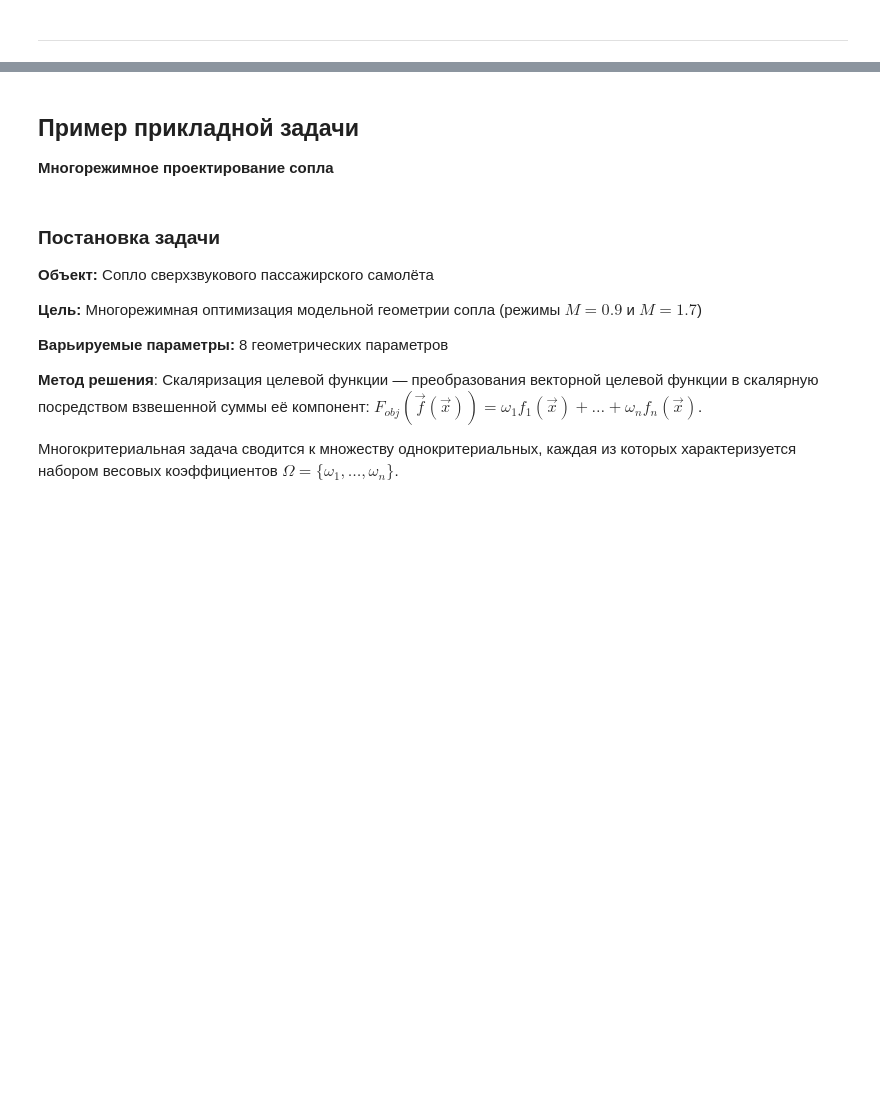
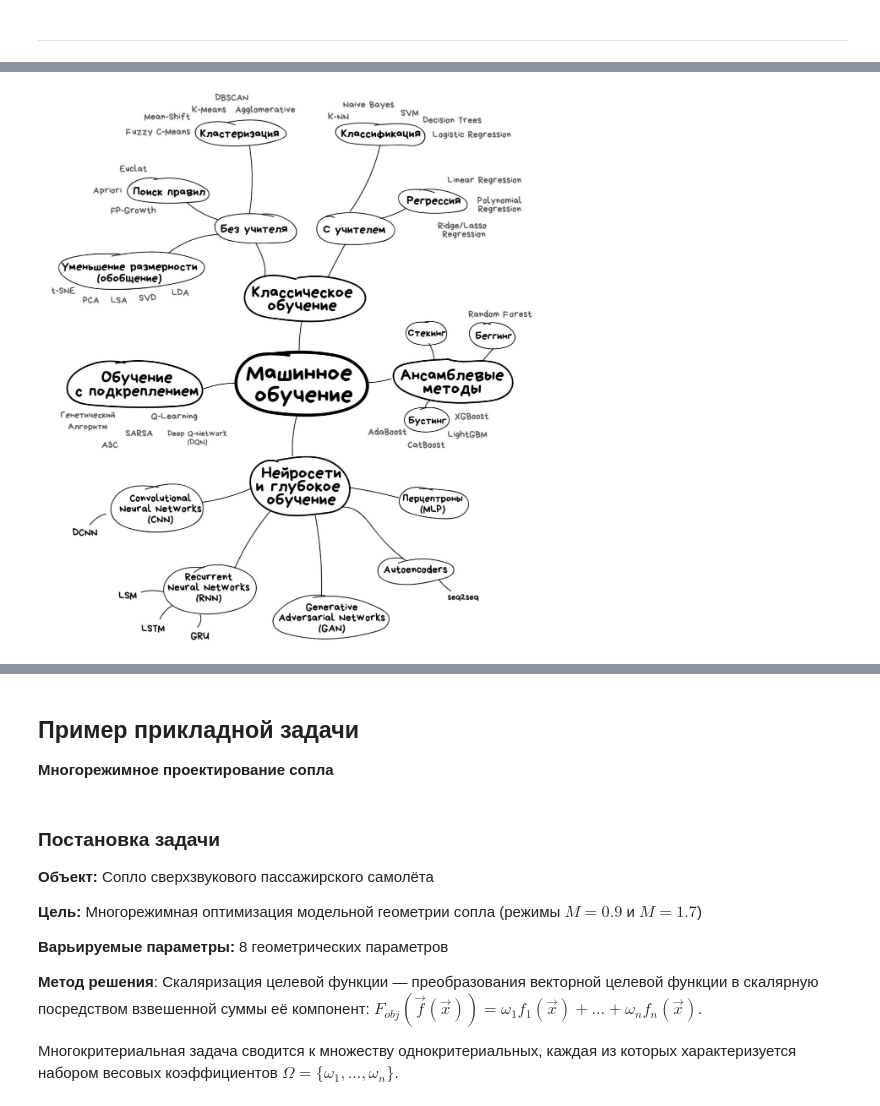
Before and after one commit to aa-savelyev/DaOptSm, a Jupyter notebook: 1.LA/slides/01.Intro_slides.ipynb, the cells around one changed output, grey strips where cells are left out. Drawn from its saved outputs; the diff is of its cells as text; code cells hidden in the pictures; blank space fills up the shorter version.

Commit message:
Update 01.Intro and 02.Matrices

```diff
--- a/1.LA/slides/01.Intro_slides.ipynb
+++ b/1.LA/slides/01.Intro_slides.ipynb
@@ -129,0 +158,6 @@ plt.show()
+# %%
+from IPython.display import Image
+im_width = 1200
+display(Image('../pix/01.Intro/ML_scheme_1.jpeg', width=im_width))
+# %% [output]
+[figure, added]
```
Also changed, not shown: parts of 62 cells of this notebook, 19 other files.
